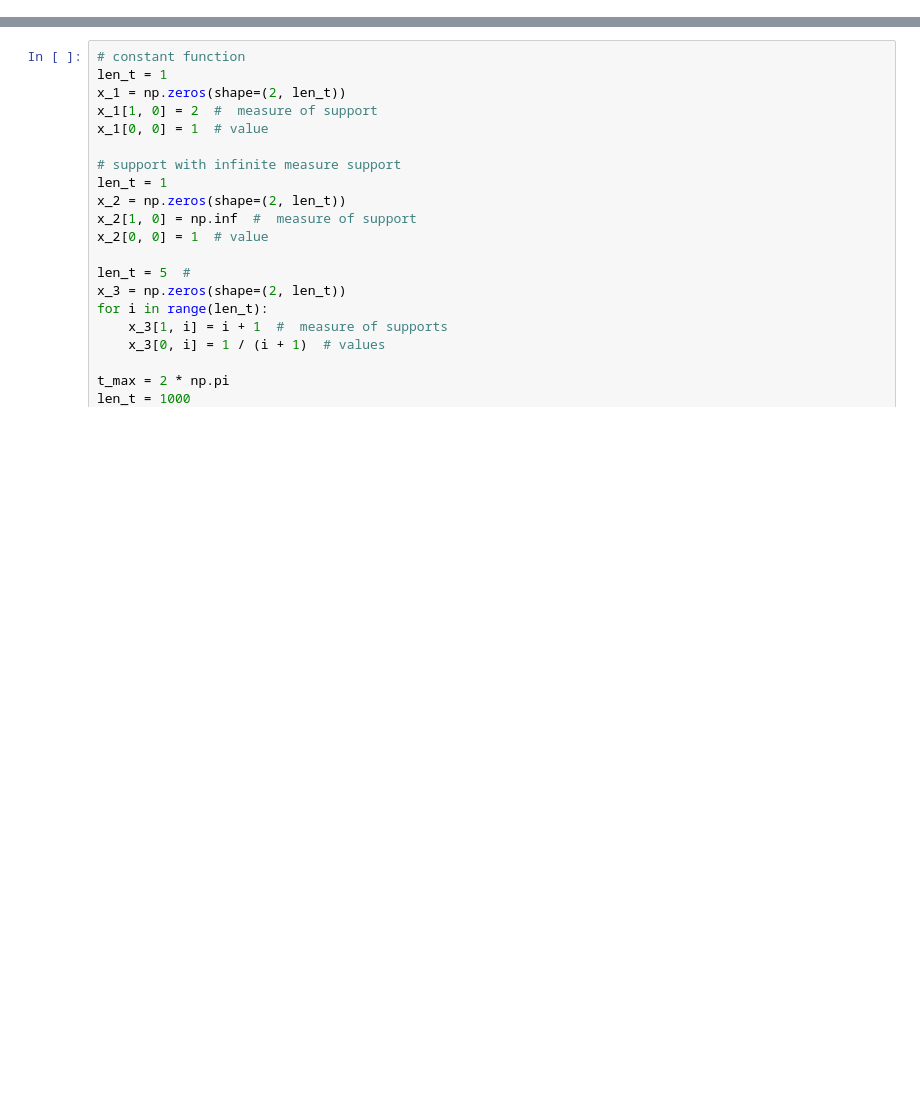
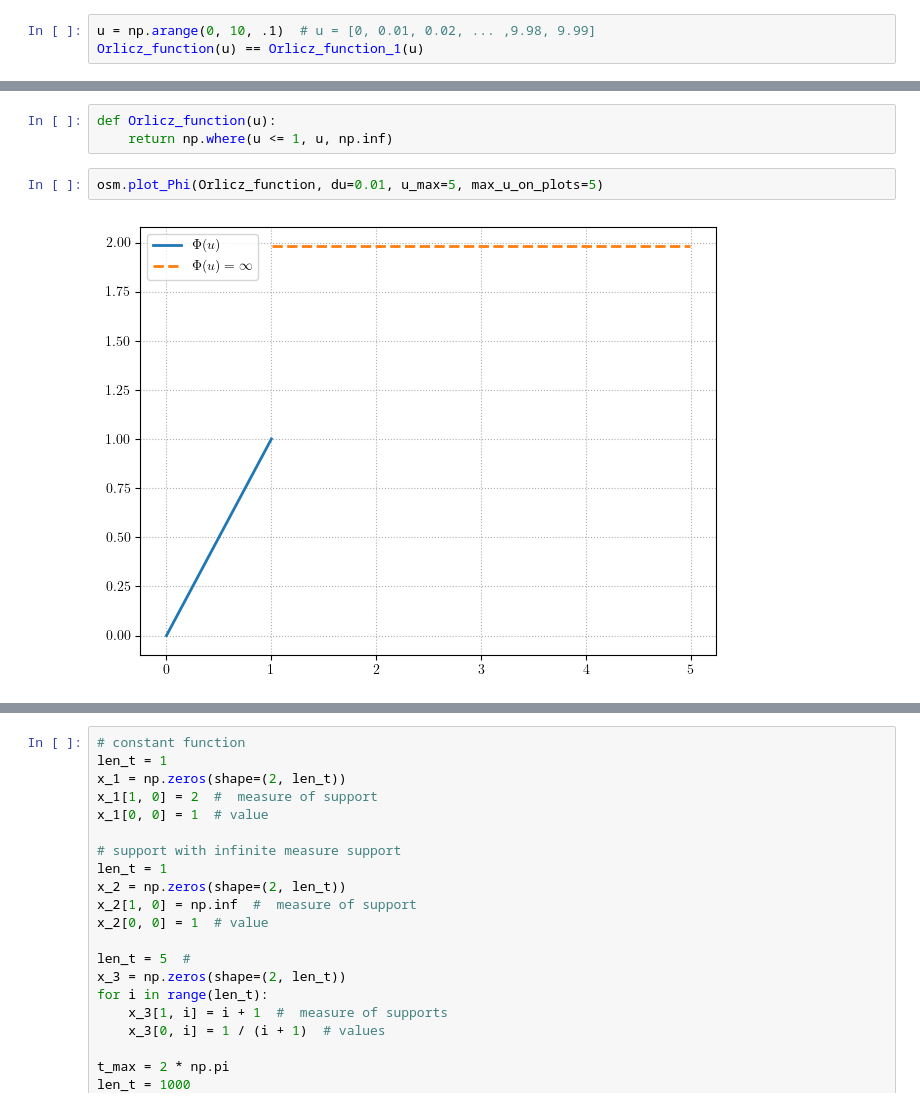
Before and after one commit to DyonOylloug/numerical_function_spaces, a Jupyter notebook: docs/norms.ipynb, the cells around one changed output, grey strips where cells are left out. Drawn from its saved outputs; the diff is of its cells as text; blank space fills up the shorter version.

```diff
--- a/docs/norms.ipynb
+++ b/docs/norms.ipynb
@@ -14,0 +44,3 @@ Define $x$ as simple function $x(t)=\sum_{i=0}^{len\_t - 1} a_i \chi_{A_i}(t)$ a
+# %%
+u = np.arange(0, 10, .1)  # u = [0, 0.01, 0.02, ... ,9.98, 9.99]
+Orlicz_function(u) == Orlicz_function_1(u)
@@ -14,0 +60,7 @@ Define $x$ as simple function $x(t)=\sum_{i=0}^{len\_t - 1} a_i \chi_{A_i}(t)$ a
+# %%
+def Orlicz_function(u):
+    return np.where(u <= 1, u, np.inf)
+# %%
+osm.plot_Phi(Orlicz_function, du=0.01, u_max=5, max_u_on_plots=5)
+# %% [output]
+[figure, added]
```
Also changed, not shown: parts of 39 cells of this notebook, 2 other files.
